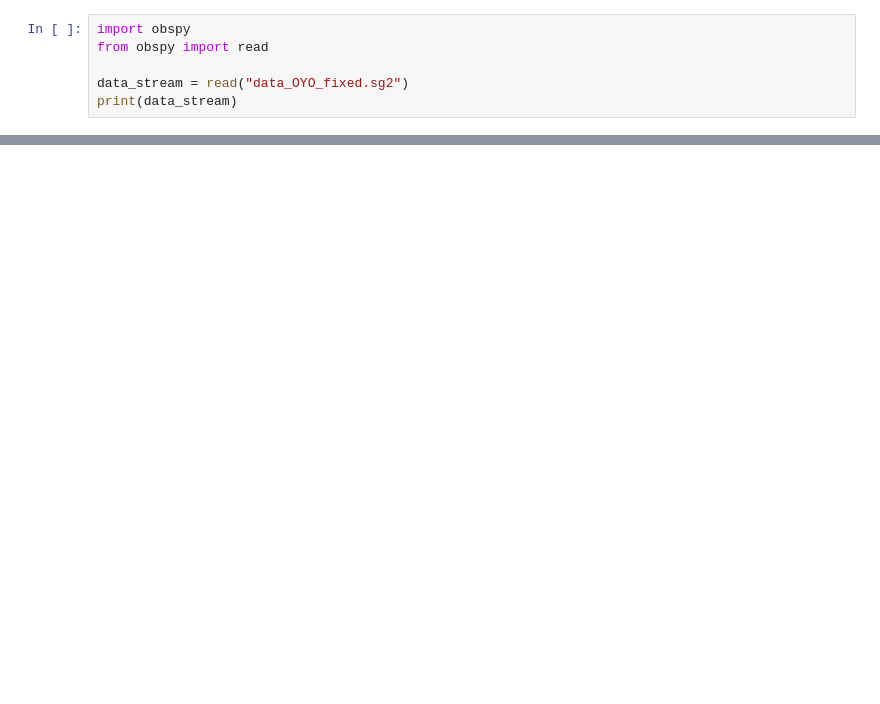
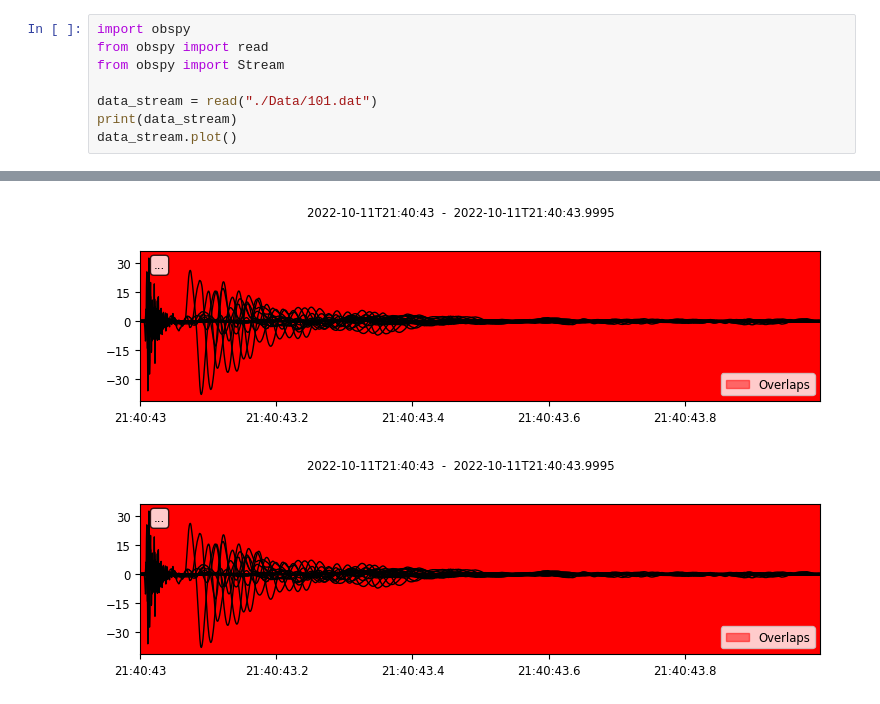
Before and after one commit to R-Grigala/SEG_2_obspy, a Jupyter notebook: seg2_Jupyter.ipynb, the cells around one changed output, grey strips where cells are left out. Saved outputs shown, nothing was run; the diff lists cells and outputs as text; blank space fills up the shorter version.

```diff
--- a/seg2_Jupyter.ipynb
+++ b/seg2_Jupyter.ipynb
@@ -1,9 +1,11 @@
 # %%
 import obspy
 from obspy import read
+from obspy import Stream
 
-data_stream = read("data_OYO_fixed.sg2")
+data_stream = read("./Data/101.dat")
 print(data_stream)
+data_stream.plot()
 # %% [output]
 24 Trace(s) in Stream:
 
@@ -15,2 +17,4 @@ print(data_stream)
 
 [Use "print(Stream.__str__(extended=True))" to print all Traces]
+[figure, added]
+[figure, added]
```
Also changed, not shown: parts of 11 cells of this notebook.
